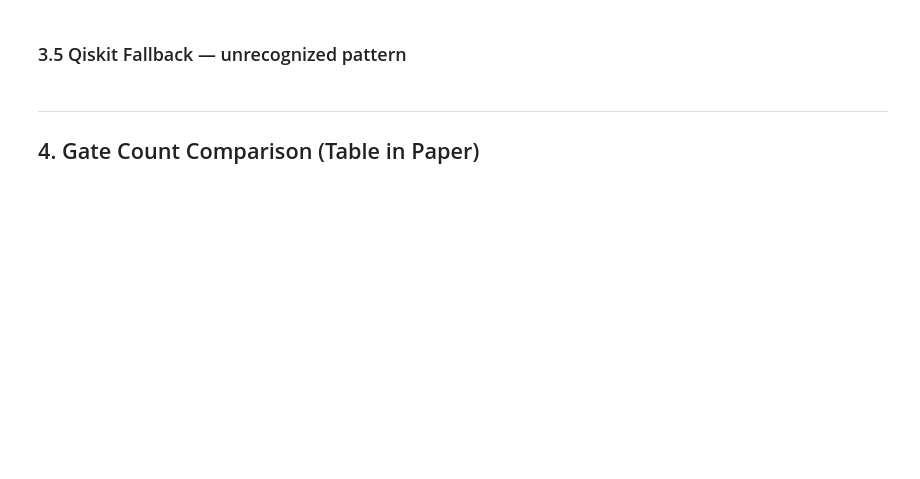
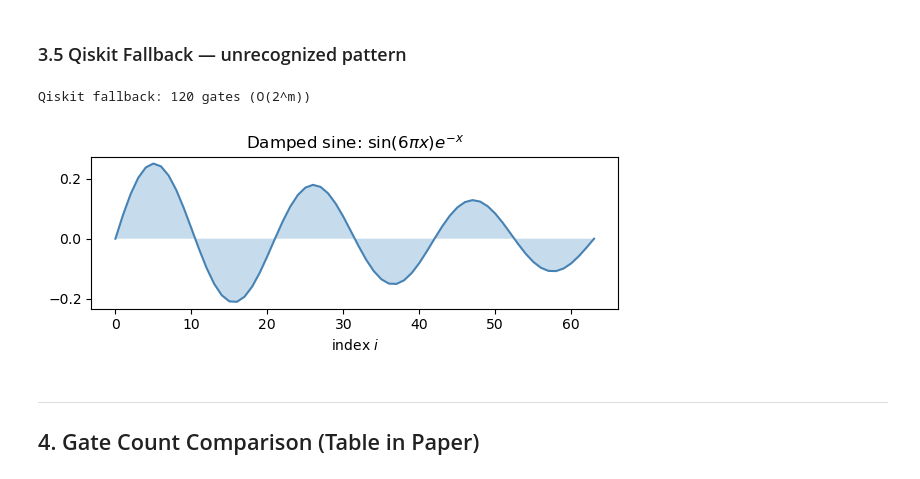
Before and after one commit to UW-ERSL/PyEncode, a Jupyter notebook: notebooks/paperExperiments.ipynb, the cells around one changed output. Saved outputs shown, nothing was run; the diff lists cells and outputs as text; code cells hidden in the pictures; blank space fills up the shorter version.

```diff
--- a/notebooks/paperExperiments.ipynb
+++ b/notebooks/paperExperiments.ipynb
@@ -22,13 +22,10 @@ from pyencode import (
     SPARSE, STEP, SQUARE, FOURIER,
     EncodingInfo, VectorType,
 )
+from pyencode.config import BASIS_GATES, OPTIMIZATION_LEVEL, DECOMPOSE_REPS
 
 N = 64
 k = np.arange(N)
-
-# Transpilation settings (must match paper footnote)
-BASIS = ["cx", "u", "x", "h", "ry", "rz", "rx", "p"]
-OPTIMIZATION_LEVEL = 3
 # %% [markdown]
 ## 2. Helper Functions
 # %%
@@ -154,15 +250,18 @@ verify_circuit(circuit, info, "FOURIER T=2")
 # %%
 # Damped sine: not in the pattern library -> user falls back explicitly
 x = np.linspace(0, 1, N)
 f_damped = np.sin(3 * 2*np.pi * x) * np.exp(-x)
 f_damped /= np.linalg.norm(f_damped)
 
 qc = QuantumCircuit(int(np.log2(N)))
 qc.append(StatePreparation(f_damped.astype(complex)), range(qc.num_qubits))
-qc = qc.decompose(reps=3)
-t = transpile(qc, basis_gates=BASIS, optimization_level=OPTIMIZATION_LEVEL)
+qc = qc.decompose(reps=DECOMPOSE_REPS)
+t = transpile(qc, basis_gates=BASIS_GATES, optimization_level=OPTIMIZATION_LEVEL)
 print(f"Qiskit fallback: {sum(t.count_ops().values())} gates (O(2^m))")
 plot_vector(f_damped, r"Damped sine: $\sin(6\pi x)e^{-x}$", smooth=True)
+# %% [output]
+Qiskit fallback: 120 gates (O(2^m))
+[figure, added]
 # %% [markdown]
 ---
 ## 4. Gate Count Comparison (Table in Paper)
```
Also changed, not shown: parts of 16 cells of this notebook, 1 other file.
